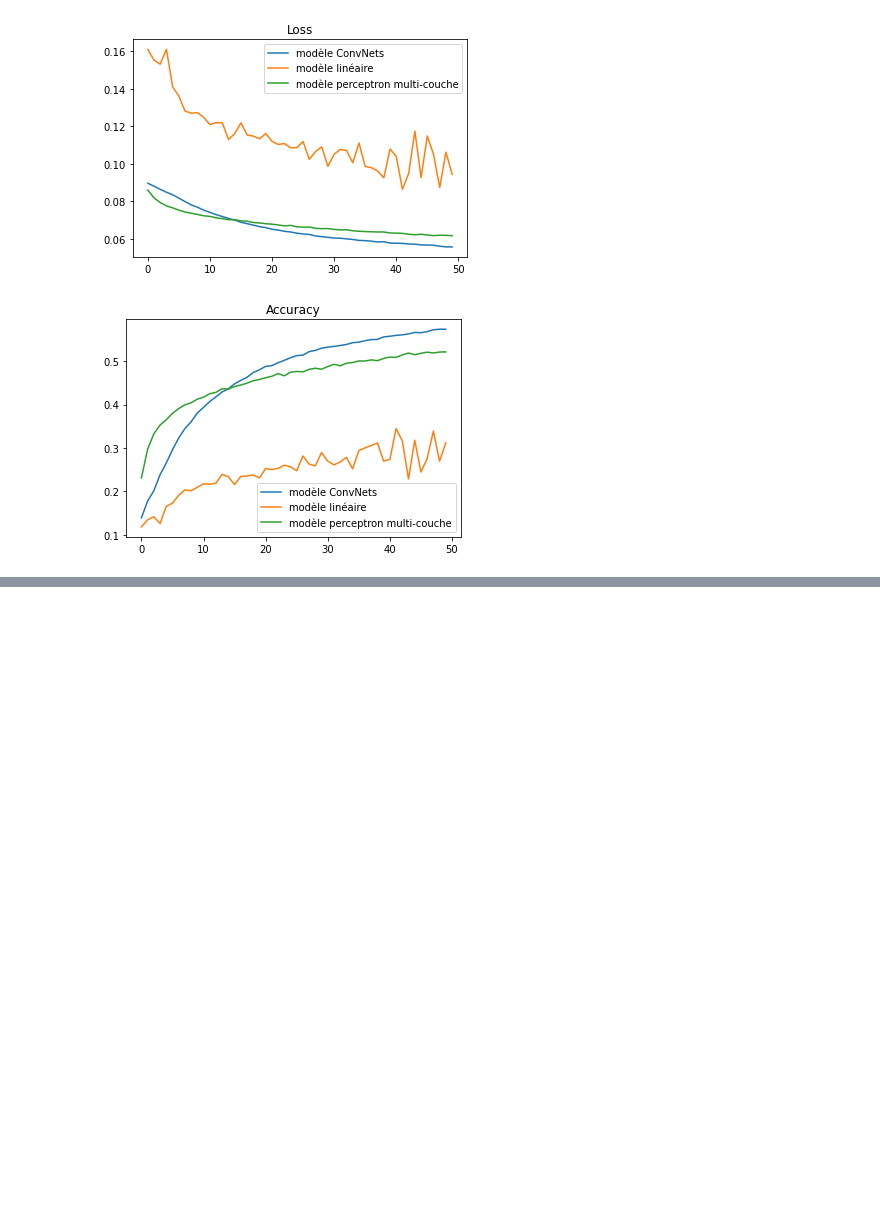
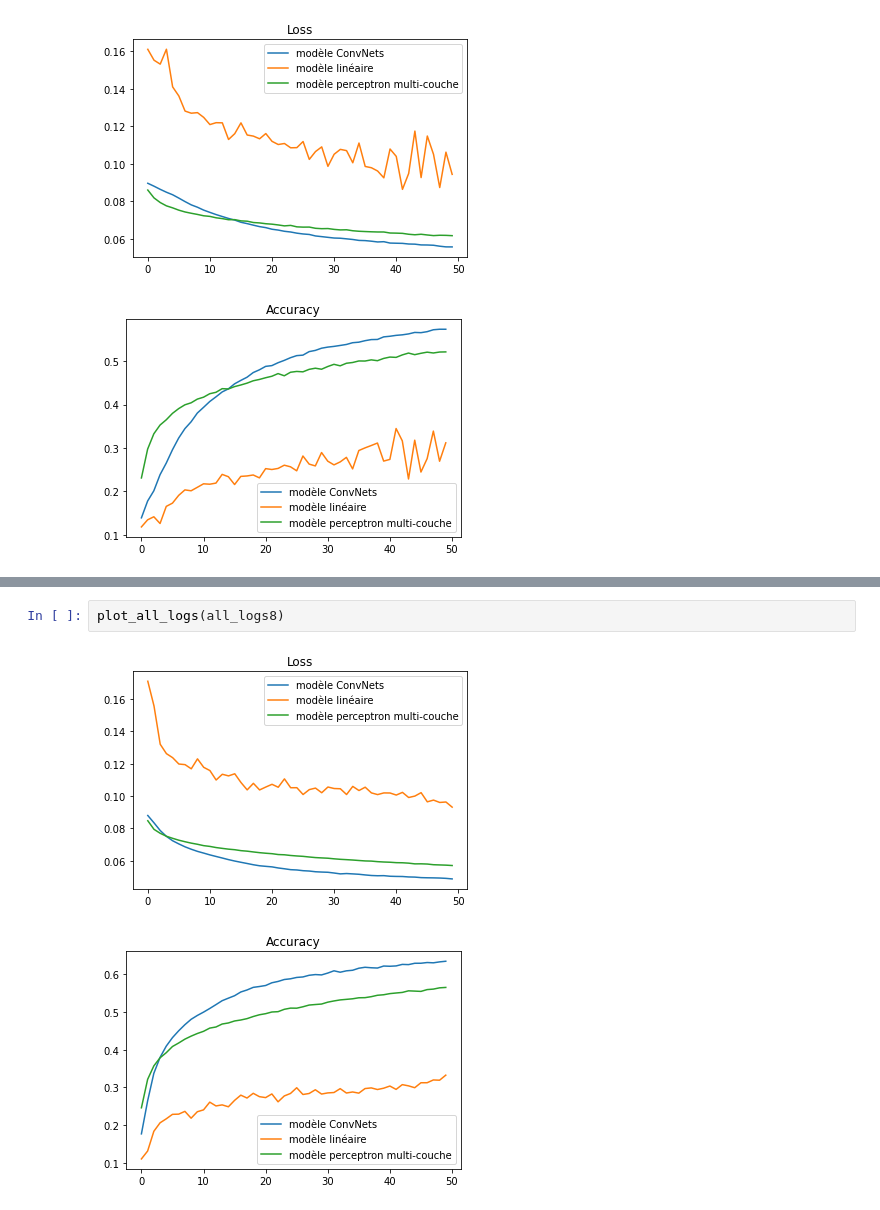
Before and after one commit to norayda/ProjetDeepLearning, a Jupyter notebook: ProjetDeepLearning.ipynb, the cells around one changed output, grey strips where cells are left out. Cells and saved outputs as stored; diff of their text form; blank space fills up the shorter version.

```diff
--- a/ProjetDeepLearning.ipynb
+++ b/ProjetDeepLearning.ipynb
@@ -224,0 +313,5 @@ plot_all_logs(all_logs5)
+# %%
+plot_all_logs(all_logs8)
+# %% [output]
+[figure, added]
+[figure, added]
```
Also changed, not shown: parts of 5 cells of this notebook.
